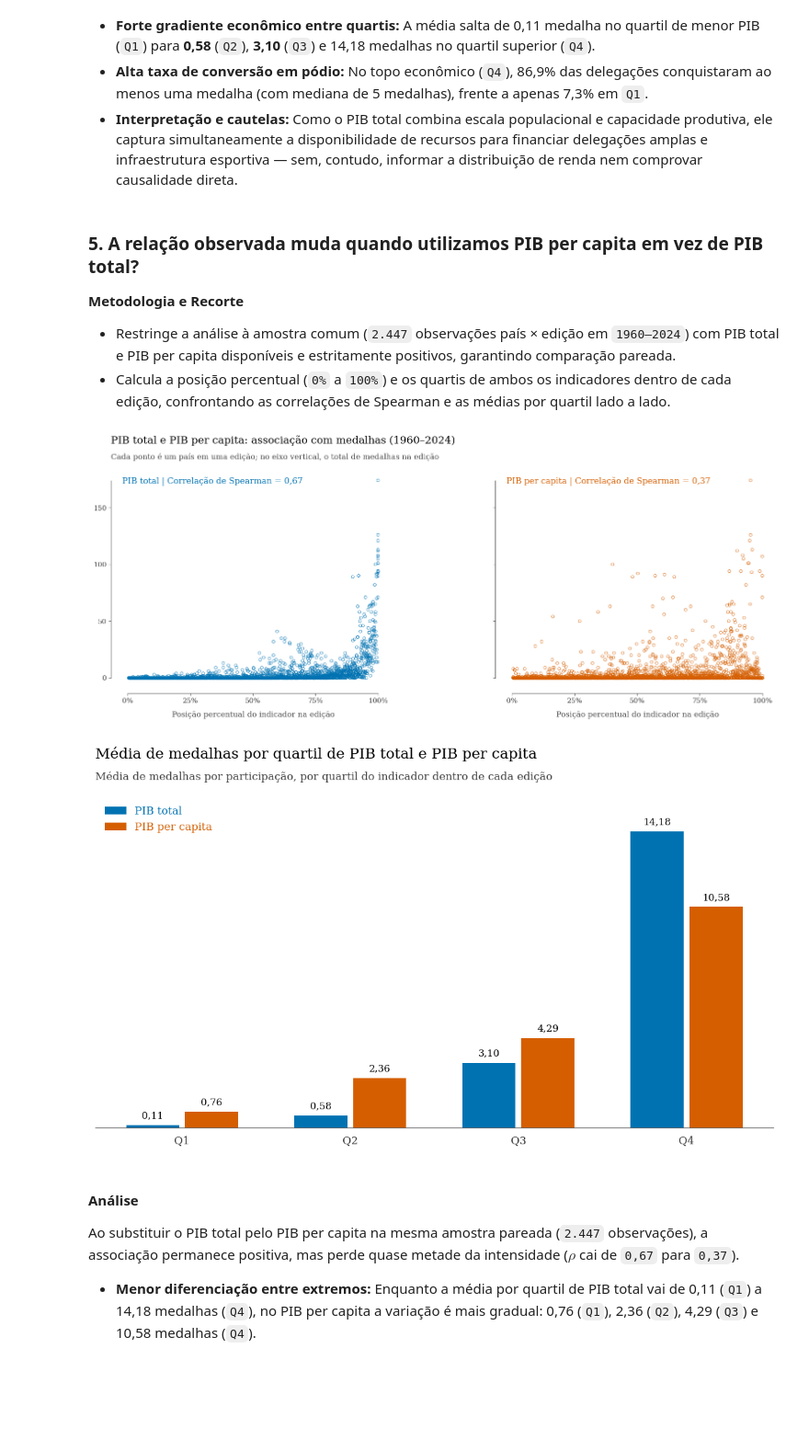
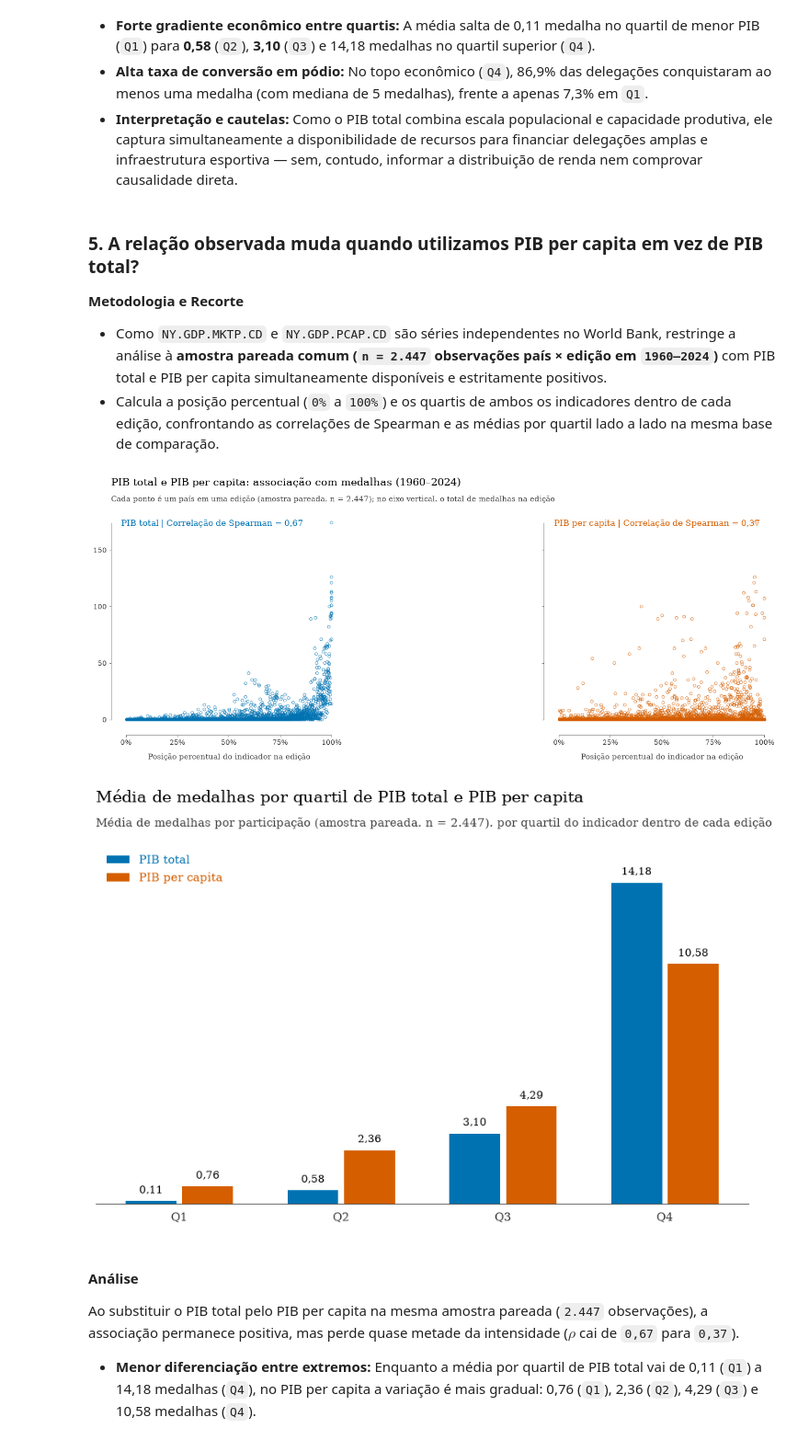
Before and after one commit to felipeascruz/Analise-do-desempenho-olimpico-e-caracteristicas-socioeconomicas, a Jupyter notebook: Análise do desempenho olímpico e características socioeconômicas.ipynb, the cells around one changed output. Shown at 92% size. Cells and saved outputs as stored; diff of their text form; code cells hidden in the pictures; blank space fills up the shorter version.

```diff
--- a/Análise do desempenho olímpico e características socioeconômicas.ipynb
+++ b/Análise do desempenho olímpico e características socioeconômicas.ipynb
@@ -505,7 +531,7 @@ with estilo_tufte():
     titulo_e_subtitulo(
         ax,
         f'PIB e número de medalhas nos Jogos Olímpicos de Verão ({periodo})',
-        'Cada ponto é um país em uma edição; no eixo vertical, o total de medalhas na edição',
+        f'Cada ponto é um país em uma edição (n = {len(df_q4):,}); no eixo vertical, o total de medalhas na edição'.replace(',', '.'),
     )
 
     fig.tight_layout()
@@ -548,7 +574,7 @@ with estilo_tufte():
     titulo_e_subtitulo(
         ax,
         'Média de medalhas por quartil de PIB',
-        'Média de medalhas por país e edição, por quartil de PIB dentro de cada edição',
+        f'Média de medalhas por país e edição (n = {len(df_q4):,}), por quartil de PIB dentro de cada edição'.replace(',', '.'),
         recuo=0,
     )
 
@@ -568,8 +594,8 @@ Existe associação positiva clara entre o PIB total de um país e seu número d
 ### 5. A relação observada muda quando utilizamos PIB per capita em vez de PIB total?
 
 **Metodologia e Recorte**
-* Restringe a análise à amostra comum (`2.447` observações país × edição em `1960–2024`) com PIB total e PIB per capita disponíveis e estritamente positivos, garantindo comparação pareada.
-* Calcula a posição percentual (`0%` a `100%`) e os quartis de ambos os indicadores dentro de cada edição, confrontando as correlações de Spearman e as médias por quartil lado a lado.
+* Como `NY.GDP.MKTP.CD` e `NY.GDP.PCAP.CD` são séries independentes no World Bank, restringe a análise à **amostra pareada comum (`n = 2.447` observações país × edição em `1960–2024`)** com PIB total e PIB per capita simultaneamente disponíveis e estritamente positivos.
+* Calcula a posição percentual (`0%` a `100%`) e os quartis de ambos os indicadores dentro de cada edição, confrontando as correlações de Spearman e as médias por quartil lado a lado na mesma base de comparação.
 # %%
 # Gráfico 5.1: Dispersão comparativa por percentil intra-edição
 indicadores_q5 = {'gdp': 'PIB total', 'gdp_per_capita': 'PIB per capita'}
@@ -637,40 +663,40 @@ with estilo_tufte():
     titulo_e_subtitulo(
         eixos[0],
         'PIB total e PIB per capita: associação com medalhas (1960–2024)',
-        'Cada ponto é um país em uma edição; no eixo vertical, o total de medalhas na edição',
+        f'Cada ponto é um país em uma edição (amostra pareada, n = {len(df_q5):,}); no eixo vertical, o total de medalhas na edição'.replace(',', '.'),
     )
 
     fig.tight_layout()
     plt.show()
 # %% [output]
-[figure, old version]
+[figure, new version]
 # %%
 # Gráfico 5.2: Média de medalhas por quartil de PIB total vs. PIB per capita
 tabela_medias_q5 = resumo_quartis_q5.pivot(index='quartil', columns='indicador', values='media_medalhas')
 rotulos = tabela_medias_q5.index.astype(str)
 
 with estilo_tufte():
     fig, ax = plt.subplots(figsize=(10, 6))
 
     barras_agrupadas_com_valores(
         ax,
         rotulos,
         {
             'PIB total': (tabela_medias_q5['PIB total'], COR_PIB),
             'PIB per capita': (tabela_medias_q5['PIB per capita'], COR_PIB_PER_CAPITA),
         },
     )
     titulo_e_subtitulo(
         ax,
         'Média de medalhas por quartil de PIB total e PIB per capita',
-        'Média de medalhas por participação, por quartil do indicador dentro de cada edição',
+        f'Média de medalhas por participação (amostra pareada, n = {len(df_q5):,}), por quartil do indicador dentro de cada edição'.replace(',', '.'),
         recuo=0,
     )
 
     fig.tight_layout()
     plt.show()
 # %% [output]
-[figure, old version]
+[figure, new version]
 # %% [markdown]
 #### Análise
 
```
Also changed, not shown: parts of 15 cells of this notebook, 2 other files.
